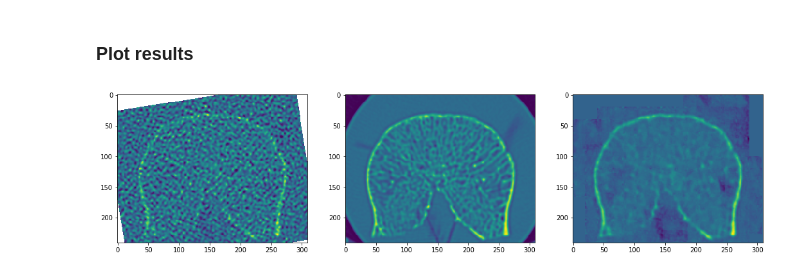
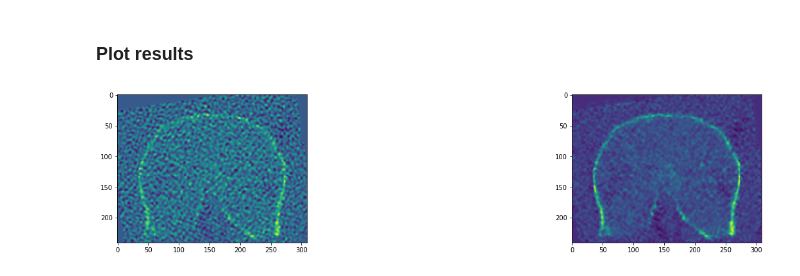
Before and after one commit to juanigp/CT-denoising, a Jupyter notebook: Run_one_volume.ipynb, the cells around one changed output. Cells and saved outputs as stored; diff of their text form; code cells hidden in the pictures.

```diff
--- a/Run_one_volume.ipynb
+++ b/Run_one_volume.ipynb
@@ -34,5 +34,6 @@ else:
     gt_dir = r'C:\Users\Juan Pisula\Desktop\ct_images\patches\Ground Truth'
     net_dir = r'C:\Users\Juan Pisula\Desktop\ct_images\3d_autoencoder_epoch_15.pkl'
 
-lr_dir = r'C:\Users\Juanig\Desktop\Codigo\ct images\Low resolution'
+
+lr_dir = r'/gdrive/My Drive/volumes/calib/5a_100_FBPPhil_Scan1Slices.xml'
 net_dir = r'/gdrive/My Drive/models/3d_autoencoder_epoch_108.pkl'
@@ -91,7 +111,8 @@ patch_size = (23, 47, 47)
 stride = (10, 20, 20)
 
 #opening input volume
-input_volume_ = rw.OpenXML(os.path.join(lr_dir, '5a_100_FBPPhil_Scan1Slices.xml'), kind = 'Slices' )
+input_volume_ = rw.OpenXML(lr_dir, kind = 'Slices' )
+#input_volume_ = rw.OpenXML(os.path.join(lr_dir, '5a_100_FBPPhil_Scan1Slices.xml'), kind = 'Slices' )
 input_volume = sitk.GetArrayFromImage(input_volume_)
 
 #initialize output volume
@@ -136,11 +157,11 @@ output_volume = output_volume / mask
 # %%
 slc = 50
 fig = plt.figure(figsize=(18, 16))
 a = fig.add_subplot(1, 3, 1)
 imgplot = plt.imshow(input_volume[slc][:][:])
-a = fig.add_subplot(1, 3, 2)
-imgplot = plt.imshow(target_volume[slc][:][:])
+#a = fig.add_subplot(1, 3, 2)
+#imgplot = plt.imshow(target_volume[slc][:][:])
 a = fig.add_subplot(1, 3, 3)
 imgplot = plt.imshow(output_volume[slc][:][:])
 # %% [output]
-[figure, old version]
+[figure, new version]
```
Also changed, not shown: parts of 1 cell of this notebook.
